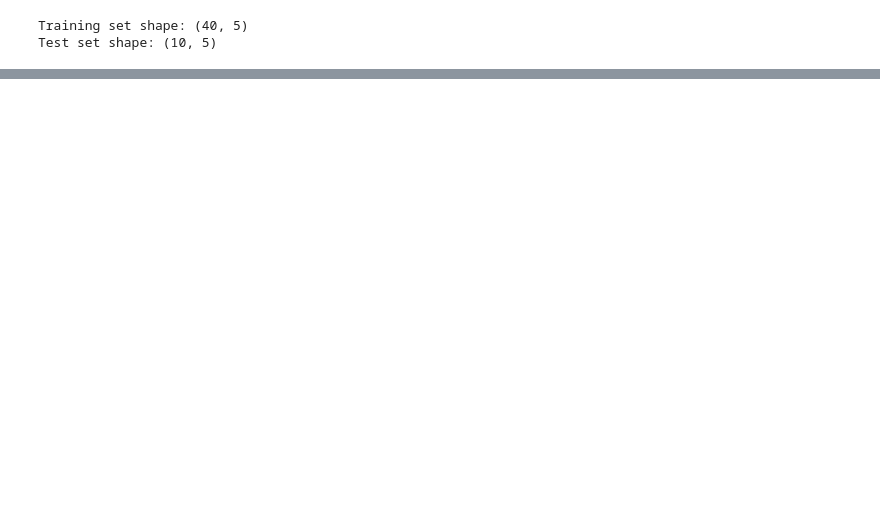
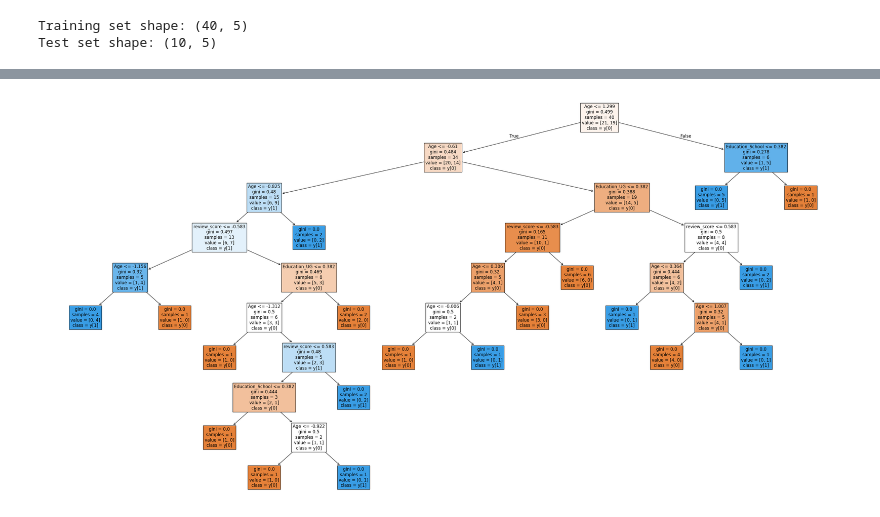
Before and after one commit to yuki172/ait506-class-assignments, a Jupyter notebook: 3/week3-customer-purchase.ipynb, the cells around one changed output, grey strips where cells are left out. Saved outputs shown, nothing was run; the diff lists cells and outputs as text; code cells hidden in the pictures; blank space fills up the shorter version.

```diff
--- a/3/week3-customer-purchase.ipynb
+++ b/3/week3-customer-purchase.ipynb
@@ -243,0 +460,10 @@ Test set shape: (10, 5)
+# %%
+from sklearn.tree import DecisionTreeClassifier
+
+model_tree = DecisionTreeClassifier(
+    criterion='gini',
+    max_depth=6,
+    min_samples_split=10,
+    random_state=42
+)
+model_tree.fit(X_train, y_train)
@@ -243,0 +492,11 @@ Test set shape: (10, 5)
+# %%
+pipe_tree = Pipeline([
+    ('tree', DecisionTreeClassifier(random_state=42),)
+])
+param_grid_tree = {
+    'tree__max_depth': [3, 5, 7, 9, None],
+    'tree__min_samples_split': [2, 5, 10, 20],
+    'tree__min_samples_leaf': [1, 5, 10],
+    'tree__criterion': ['gini', 'entropy']
+}
+model_tree_best = find_and_evaluate_best(pipe_tree, param_grid_tree)
@@ -243,0 +523,8 @@ Test set shape: (10, 5)
+# %%
+model_tree_best_model = model_tree_best.named_steps['tree']
+
+plt.figure(figsize=(40, 20))
+plot_tree(model_tree_best_model, filled=True, feature_names=X_train.columns, class_names=True, fontsize=12 )
+plt.show()
+# %% [output]
+[figure, added]
```
Also changed, not shown: parts of 33 cells of this notebook, 3 other files.
